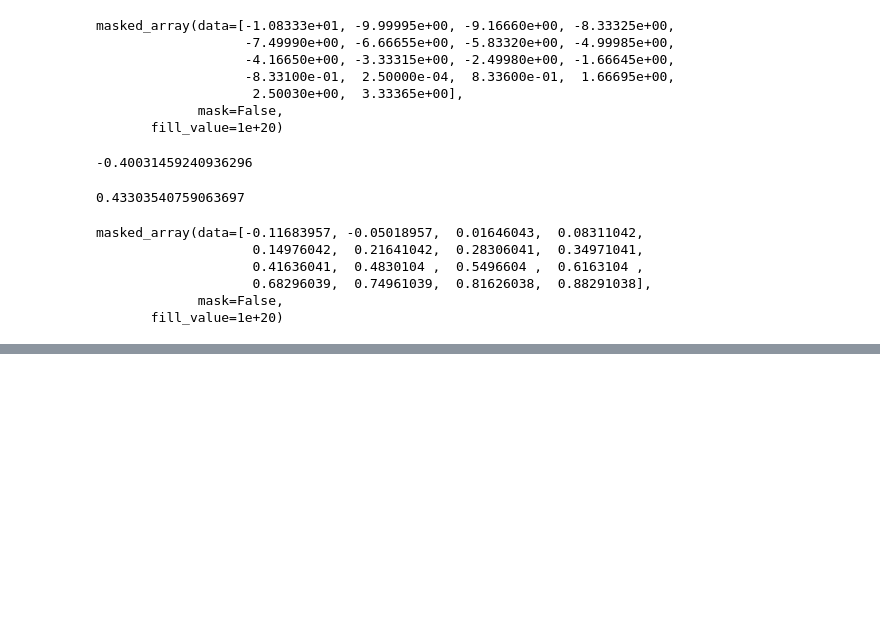
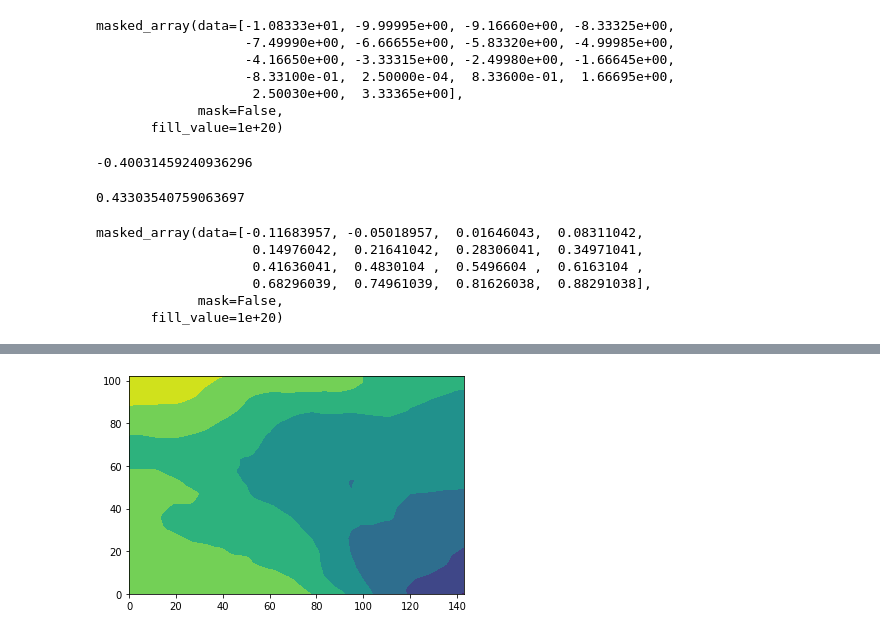
Before and after one commit to Rilwan-Adewoyin/TRUNET, a Jupyter notebook: Testing Data Load.ipynb, the cells around one changed output, grey strips where cells are left out. Drawn from its saved outputs; the diff is of its cells as text; code cells hidden in the pictures; blank space fills up the shorter version.

Commit message:
March Data pre upscaling

```diff
--- a/Testing Data Load.ipynb
+++ b/Testing Data Load.ipynb
@@ -517,0 +812,33 @@ masked_array(data=[-0.11683957, -0.05018957,  0.01646043,  0.08311042,
+# %%
+# Getting new finer interpolation points
+intrp_mf_lat = ds_mf_old['latitude'][:].data
+intrp_mf_lon  = ds_mf_old['longitude'][:].data
+lat_intrp, lon_intrp   = np.meshgrid( intrp_mf_lat[:].data, intrp_mf_lon[:].data)
+latlon_intrp = ( lat_intrp, lon_intrp) #latlon_intrp = ( lon_intrp,lat_intrp)
+
+
+# Getting old coarse interpoaltion poitns
+orig_mf_lat = ds_mf_new.variables['latitude'][:].data
+orig_mf_lon = ds_mf_new.variables['longitude'][:].data
+lat_orig, lon_orig,  = np.meshgrid(orig_mf_lat[:].data,  orig_mf_lon[:].data)
+
+latlon_orig =(lat_orig.T, lon_orig.T) #latlon_orig =(lat_orig.flatten(), lon_orig.flatten()) #
+#latlon_orig =(lon_orig.flatten(),lat_orig.flatten())
+
+
+data = ds_mf_new.variables['air_temperature'][:1].data
+shape = [1, 103, 144]
+
+
+new_data = np.zeros( shape = shape )
+
+#assert (new_data.shape[0] == data.shape[0])
+for i in range( len( data ) ):
+    new_data[i] = ( interpolate.griddata( points= (lat_orig.T.flatten(), lon_orig.T.flatten()) ,
+                                                    values=data[i].flatten(),
+                                                    xi=latlon_intrp,
+                                                    method='cubic') ).T
+#     _lop = ( interpolate.griddata( points= (lat_orig.T.flatten(), lon_orig.T.flatten()) ,
+#                                                     values=data[i].flatten(),
+#                                                     xi=latlon_intrp,
+#                                                     method='linear') ).T
@@ -517,0 +865,4 @@ masked_array(data=[-0.11683957, -0.05018957,  0.01646043,  0.08311042,
+# %%
+i = plt.contourf(*new_data)
+# %% [output]
+[figure, added]
```
Also changed, not shown: parts of 26 cells of this notebook, 7 other files.
